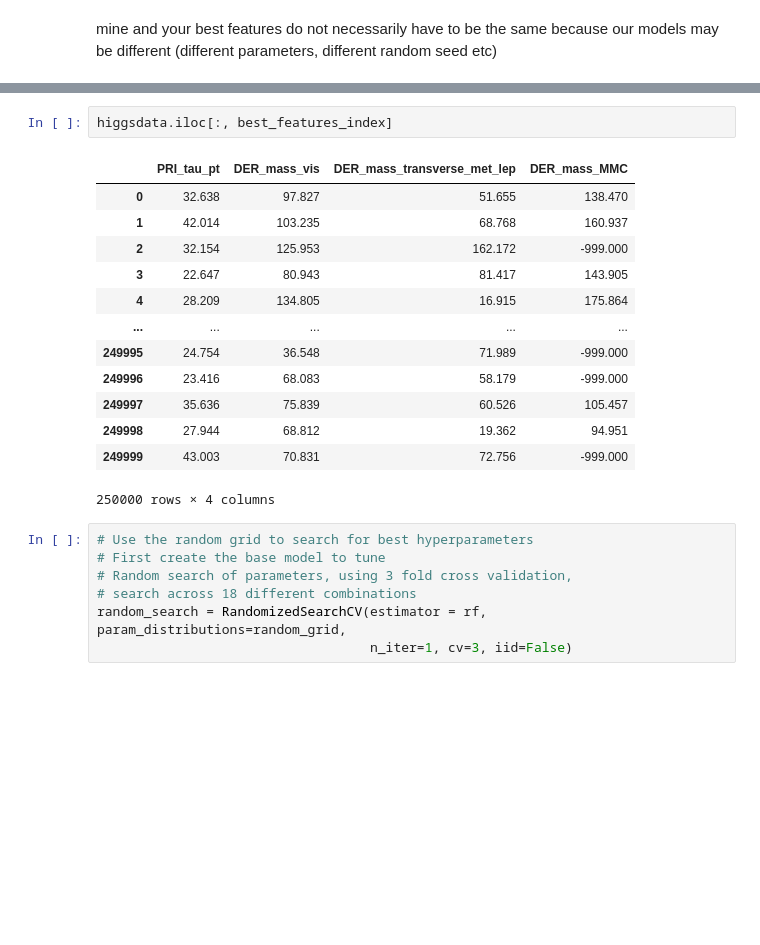
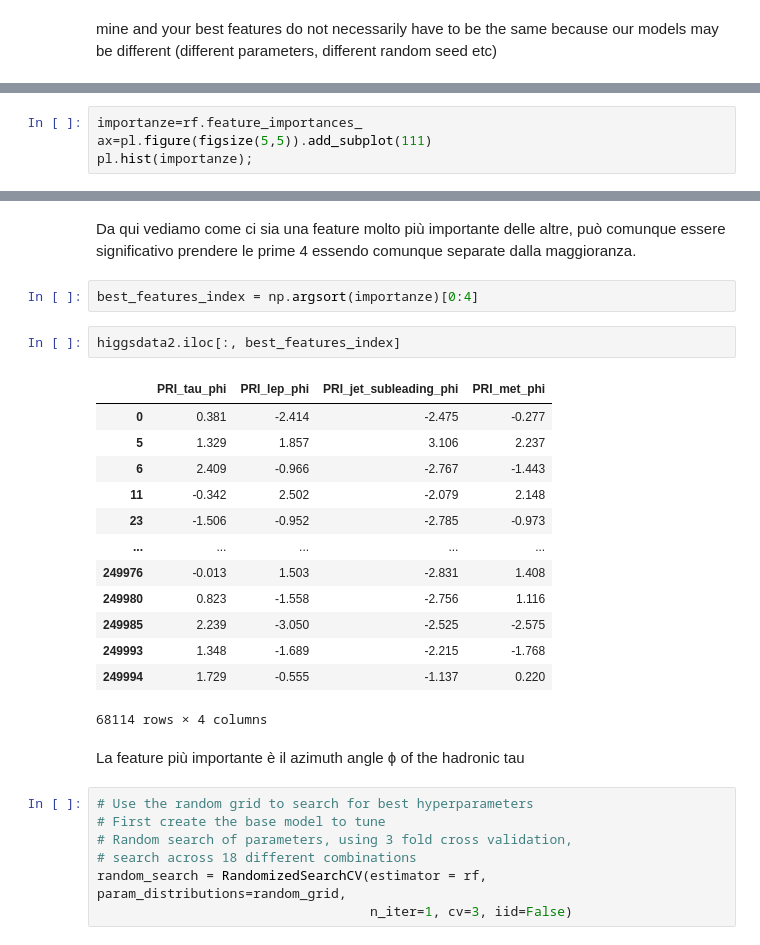
Before and after one commit to massimocipressi/MLPNS_MCipressi, a Jupyter notebook: CART/higgsbosonSearch.ipynb, the cells around one changed output, grey strips where cells are left out. Drawn from its saved outputs; the diff is of its cells as text; blank space fills up the shorter version.

```diff
--- a/CART/higgsbosonSearch.ipynb
+++ b/CART/higgsbosonSearch.ipynb
@@ -339,0 +360,4 @@ pprint(random_grid)
+# %%
+importanze=rf.feature_importances_
+ax=pl.figure(figsize(5,5)).add_subplot(111)
+pl.hist(importanze);
@@ -340,19 +366,26 @@ pprint(random_grid)
+# %% [markdown]
+Da qui vediamo come ci sia una feature molto più importante delle altre, può comunque essere significativo prendere le prime 4 essendo comunque separate dalla maggioranza.
+# %%
+best_features_index = np.argsort(importanze)[0:4]
 # %%
-higgsdata.iloc[:, best_features_index]
+higgsdata2.iloc[:, best_features_index]
 # %% [output]
-|  | PRI_tau_pt | DER_mass_vis | DER_mass_transverse_met_lep | DER_mass_MMC |
-| 0 | 32.638 | 97.827 | 51.655 | 138.470 |
-| 1 | 42.014 | 103.235 | 68.768 | 160.937 |
-| 2 | 32.154 | 125.953 | 162.172 | -999.000 |
-| 3 | 22.647 | 80.943 | 81.417 | 143.905 |
-| 4 | 28.209 | 134.805 | 16.915 | 175.864 |
+|  | PRI_tau_phi | PRI_lep_phi | PRI_jet_subleading_phi | PRI_met_phi |
+| 0 | 0.381 | -2.414 | -2.475 | -0.277 |
+| 5 | 1.329 | 1.857 | 3.106 | 2.237 |
+| 6 | 2.409 | -0.966 | -2.767 | -1.443 |
+| 11 | -0.342 | 2.502 | -2.079 | 2.148 |
+| 23 | -1.506 | -0.952 | -2.785 | -0.973 |
 | ... | ... | ... | ... | ... |
-| 249995 | 24.754 | 36.548 | 71.989 | -999.000 |
-| 249996 | 23.416 | 68.083 | 58.179 | -999.000 |
-| 249997 | 35.636 | 75.839 | 60.526 | 105.457 |
-| 249998 | 27.944 | 68.812 | 19.362 | 94.951 |
-| 249999 | 43.003 | 70.831 | 72.756 | -999.000 |
+| 249976 | -0.013 | 1.503 | -2.831 | 1.408 |
+| 249980 | 0.823 | -1.558 | -2.756 | 1.116 |
+| 249985 | 2.239 | -3.050 | -2.525 | -2.575 |
+| 249993 | 1.348 | -1.689 | -2.215 | -1.768 |
+| 249994 | 1.729 | -0.555 | -1.137 | 0.220 |
-250000 rows × 4 columns
+68114 rows × 4 columns
+# %% [markdown]
+La feature più importante è il azimuth angle ϕ
+ of the hadronic tau
 # %%
 # Use the random grid to search for best hyperparameters
 # First create the base model to tune
```
Also changed, not shown: parts of 7 cells of this notebook.
